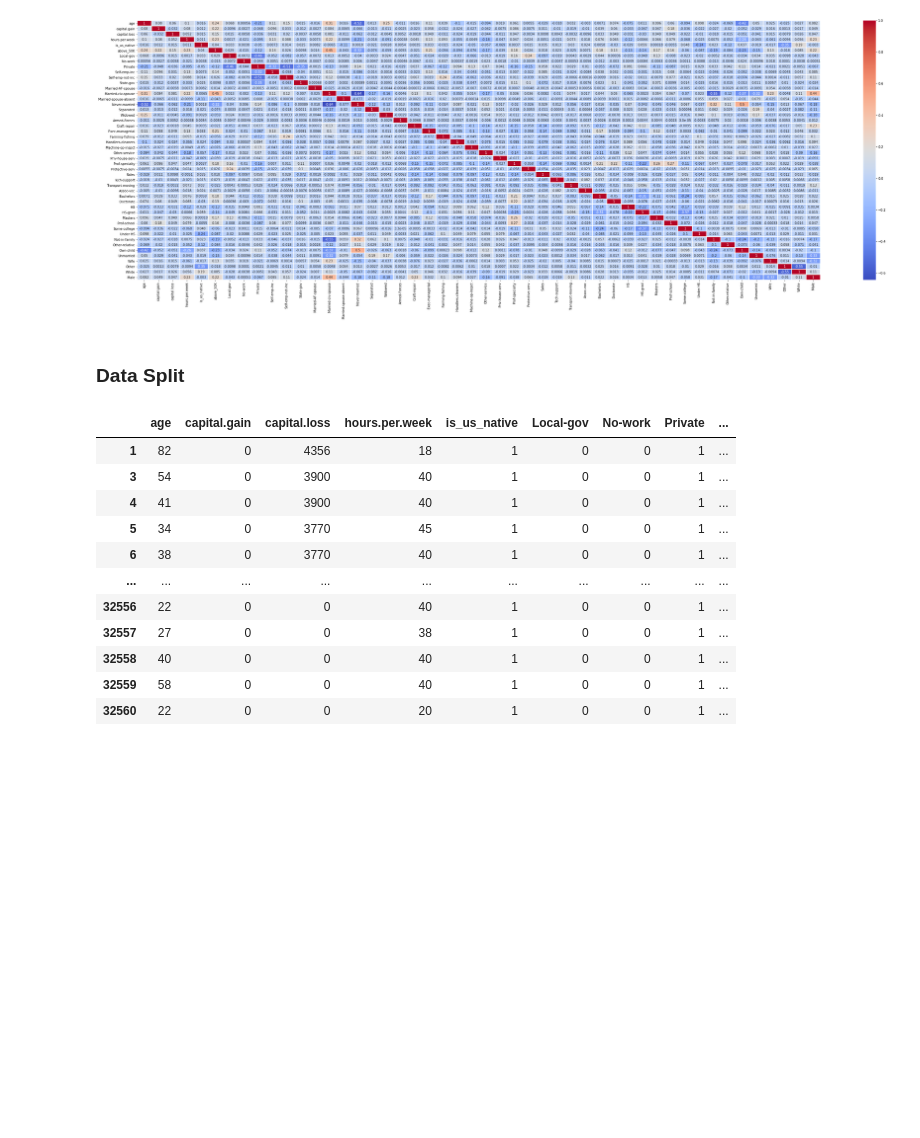
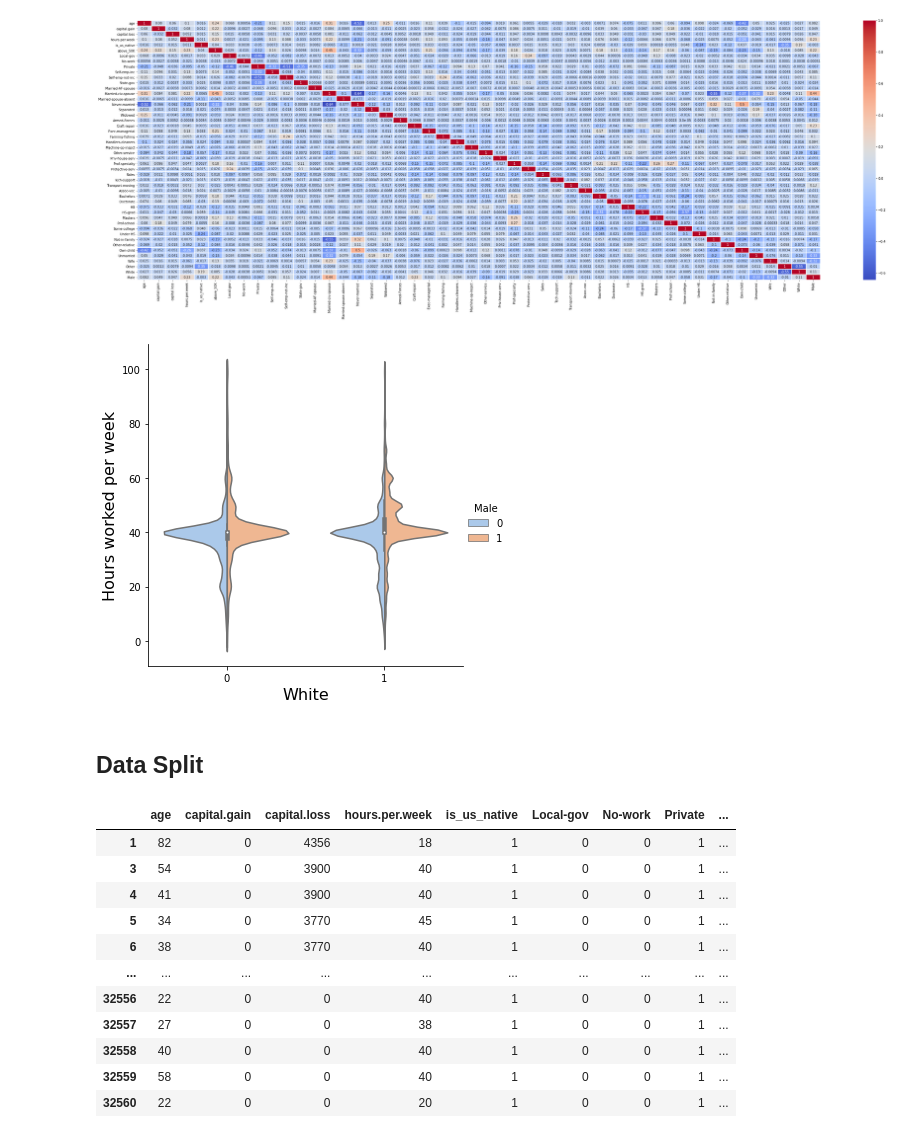
Before and after one commit to Robbie08/income-prediction, a Jupyter notebook: Income_prediction.ipynb, the cells around one changed output. Drawn from its saved outputs; the diff is of its cells as text; code cells hidden in the pictures; blank space fills up the shorter version.

```diff
--- a/Income_prediction.ipynb
+++ b/Income_prediction.ipynb
@@ -283,8 +293,18 @@ plt.figure(figsize=(48,15))
 heat_map = sns.heatmap(df.corr(), annot=True, cmap="coolwarm", linewidths=1)
 # %% [output]
 [figure]
+# %%
+## Violin plot for visualizing relationship between hours.per.week and white for
+## both men and women
+hours_and_men_violinplt = sns.catplot(x="White", y="hours.per.week", hue="Male", kind="violin", split=True, palette="pastel", data=df)
+plt.xlabel(xlabel='White', fontdict={'fontsize':16})
+plt.ylabel(ylabel='Hours worked per week',fontdict={'fontsize':16})
+
+plt.show(hours_and_men_violinplt)
+# %% [output]
+[figure, added]
 # %% [markdown]
-### Data Split
+## Data Split
 # %%
 #import library
 from sklearn.model_selection import train_test_split
```
Also changed, not shown: parts of 19 cells of this notebook.
